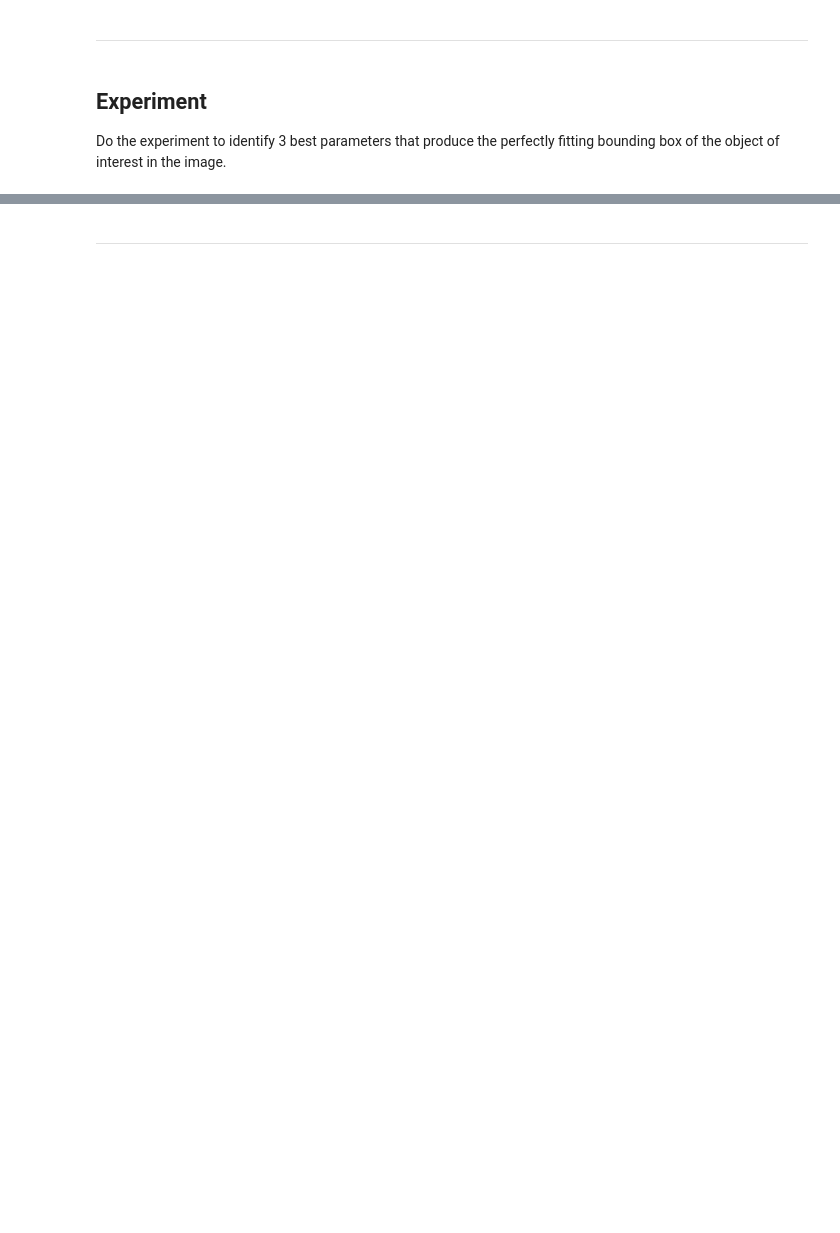
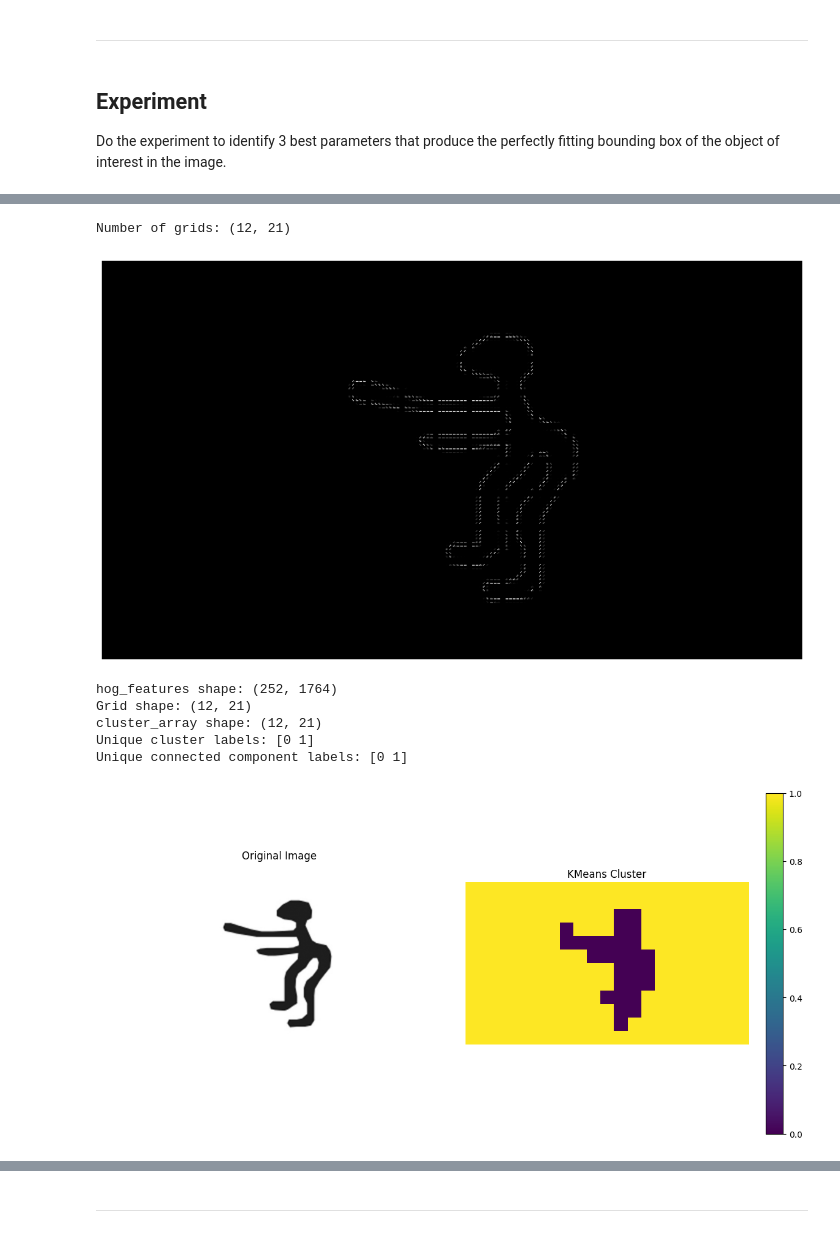
Before and after one commit to Digital-Image-Processing-Laboratory/Image-Processing-Course-2025, a Jupyter notebook: Lab3_Image-Segmentation/Lab3_Image Segmentation.ipynb, the cells around one changed output, grey strips where cells are left out. Saved outputs shown, nothing was run; the diff lists cells and outputs as text; code cells hidden in the pictures; blank space fills up the shorter version.

```diff
--- a/Lab3_Image-Segmentation/Lab3_Image Segmentation.ipynb
+++ b/Lab3_Image-Segmentation/Lab3_Image Segmentation.ipynb
@@ -326,0 +327,28 @@ stride = None
+# %%
+### START CODE HERE ###
+
+tile_size = 32
+stride = 32
+
+extractor = HOGSubimageExtractor(image, tile_size=tile_size, stride=stride, padding=5)
+
+num_grid = extractor.get_num_grid()
+print(f'Number of grids: {num_grid}')
+
+extractor.plot_hog_images()
+
+kmeans_cluster = KMeansCluster(extractor, 2, 42)
+kmeans_cluster.plot_cluster_and_labels()
+bboxes = kmeans_cluster.get_bounding_boxes()
+draw_bbox(image, bboxes)
+
+### END CODE HERE ###
+# %% [output]
+Number of grids: (12, 21)
+[figure, added]
+hog_features shape: (252, 1764)
+Grid shape: (12, 21)
+cluster_array shape: (12, 21)
+Unique cluster labels: [0 1]
+Unique connected component labels: [0 1]
+[figure, added]
```
Also changed, not shown: parts of 9 cells of this notebook.
